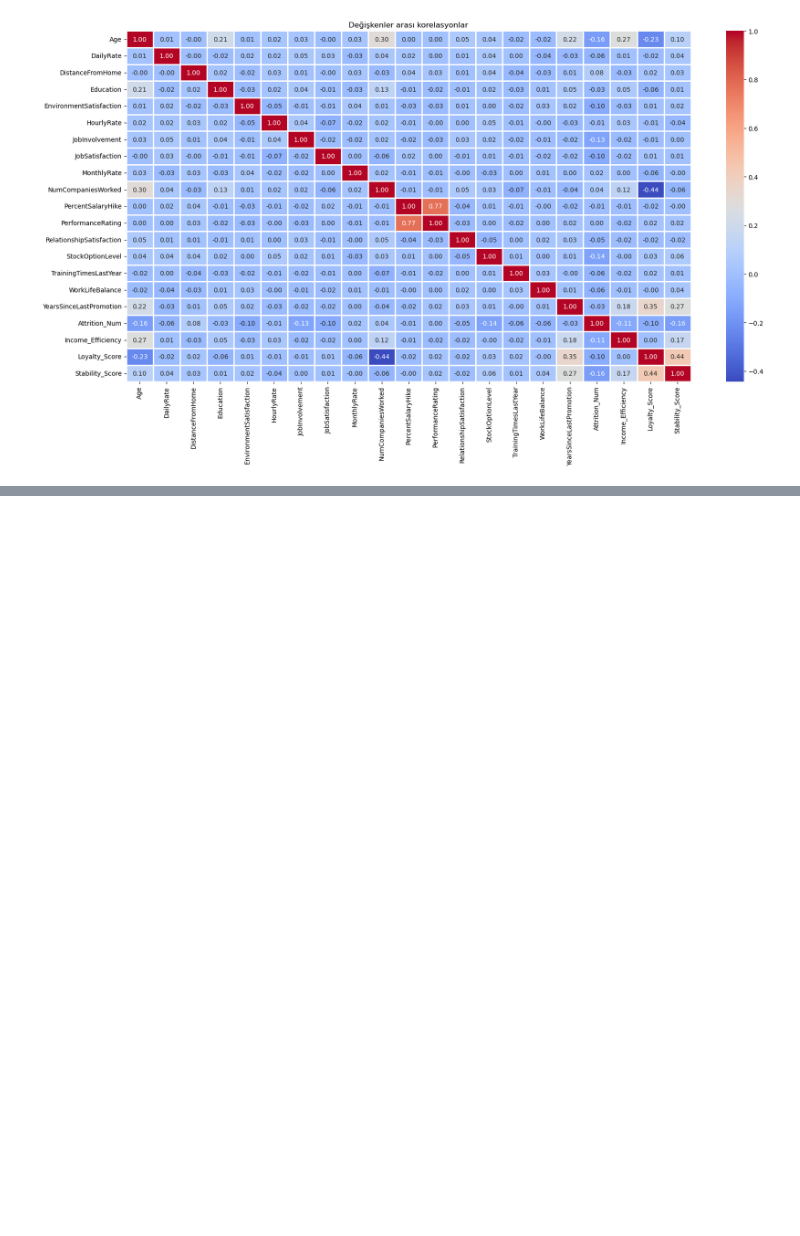
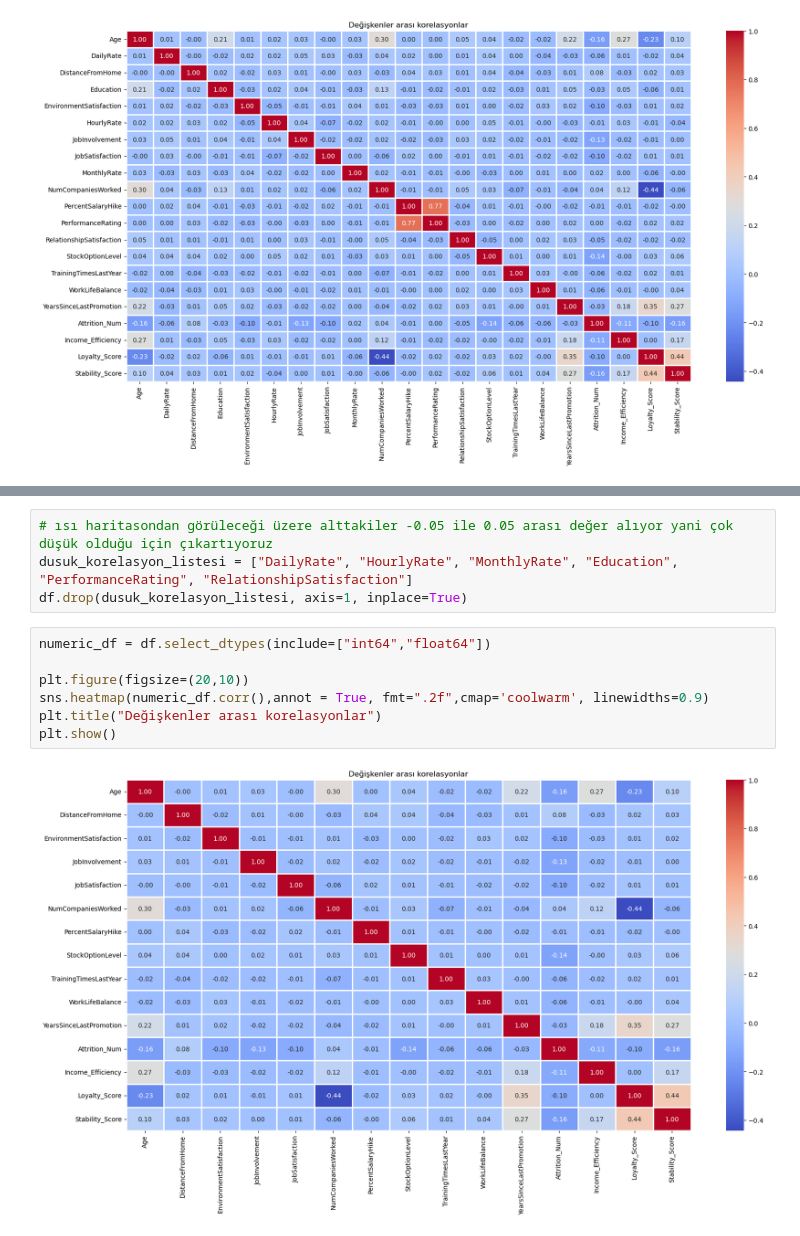
Before and after one commit to HalitBatuhanASLAN/ML_Learning, a Jupyter notebook: TechAcademyKodlar/Proje/HR-Employee-Attrition.ipynb, the cells around one changed output, grey strips where cells are left out. Drawn from its saved outputs; the diff is of its cells as text; blank space fills up the shorter version.

```diff
--- a/TechAcademyKodlar/Proje/Untitled.ipynb
+++ b/TechAcademyKodlar/Proje/HR-Employee-Attrition.ipynb
@@ -458,0 +484,13 @@ plt.show()
+# %%
+# ısı haritasondan görüleceği üzere alttakiler -0.05 ile 0.05 arası değer alıyor yani çok düşük olduğu için çıkartıyoruz
+dusuk_korelasyon_listesi = ["DailyRate", "HourlyRate", "MonthlyRate", "Education", "PerformanceRating", "RelationshipSatisfaction"]
+df.drop(dusuk_korelasyon_listesi, axis=1, inplace=True)
+# %%
+numeric_df = df.select_dtypes(include=["int64","float64"])
+
+plt.figure(figsize=(20,10))
+sns.heatmap(numeric_df.corr(),annot = True, fmt=".2f",cmap='coolwarm', linewidths=0.9)
+plt.title("Değişkenler arası korelasyonlar")
+plt.show()
+# %% [output]
+[figure, added]
```
Also changed, not shown: parts of 16 cells of this notebook.
